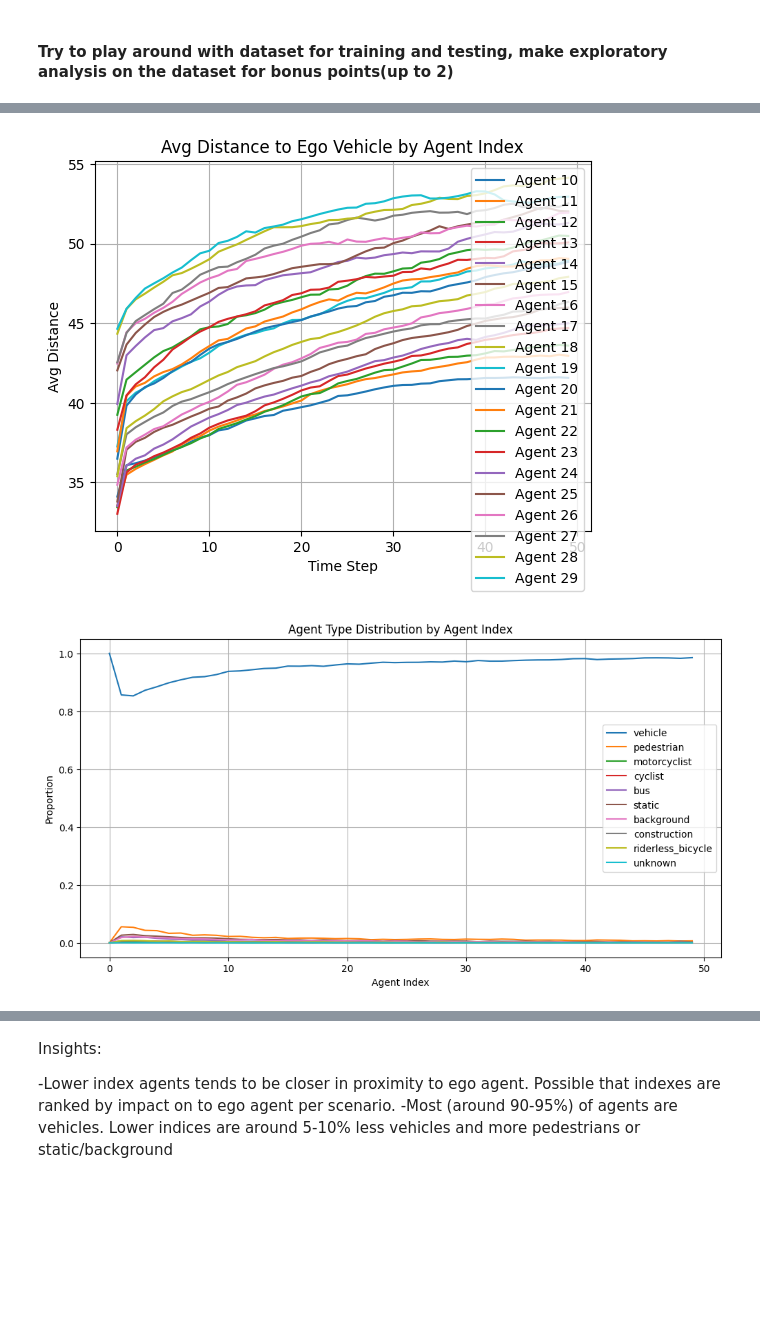
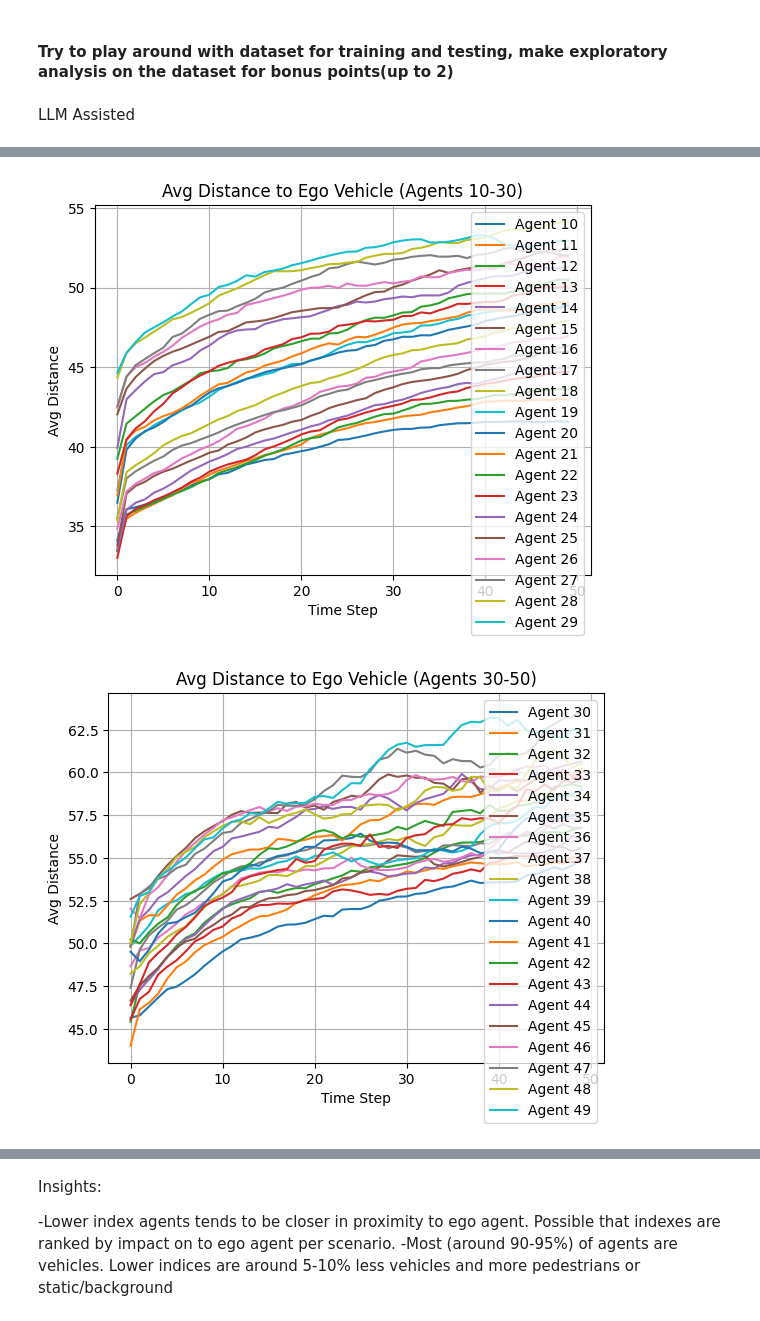
Before and after one commit to jakenorbie12/251B-Project, a Jupyter notebook: Project_Milestone/CSE 251B Project Milestone Starter Code.ipynb, the cells around one changed output, grey strips where cells are left out. Saved outputs shown, nothing was run; the diff lists cells and outputs as text; code cells hidden in the pictures; blank space fills up the shorter version.

```diff
--- a/Project_Milestone/CSE 251B Project Milestone Starter Code.ipynb
+++ b/Project_Milestone/CSE 251B Project Milestone Starter Code.ipynb
@@ -81,8 +81,15 @@ plot_heatmap(xy_out_not_0, title="Heatmap of XY Out (non-zero)", bins=50)
 # %% [markdown]
 #### Try to play around with dataset for training and testing, make exploratory analysis on the dataset for bonus points(up to 2)
+# %% [markdown]
+LLM Assisted
 # %%
 # 1. Autoregressive distance plot
-def average_distance_to_ego(data, start_agent=1, max_agents=10):
+def average_distance_to_ego(
+    data,
+    start_agent=1,
+    max_agents=10,
+    title="Avg Distance to Ego Vehicle by Agent Index",
+):
     distances = []
     for i in range(start_agent, max_agents):  # agent 0 is ego
         dist = np.linalg.norm(data[:, i, :50, :2] - data[:, 0, :50, :2], axis=-1)  # shape: (scenes, time)
@@ -94,16 +101,37 @@ def average_distance_to_ego(data, start_agent=1, max_agents=10):
     distances = np.array(distances)
     for i in range(distances.shape[0]):
         plt.plot(distances[i], label=f'Agent {i+start_agent}')
-    plt.title("Avg Distance to Ego Vehicle by Agent Index")
+    plt.title(title)
     plt.xlabel("Time Step")
     plt.ylabel("Avg Distance")
     plt.legend()
     plt.grid()
     plt.show()
 
-average_distance_to_ego(train_data, max_agents=10)
 
-average_distance_to_ego(train_data, start_agent=10, max_agents=30)
+average_distance_to_ego(train_data, max_agents=10, title="Avg Distance to Ego Vehicle (First 10)")
+
+average_distance_to_ego(
+    train_data,
+    start_agent=10,
+    max_agents=30,
+    title="Avg Distance to Ego Vehicle (Agents 10-30)",
+)
+
+average_distance_to_ego(
+    train_data,
+    start_agent=30,
+    max_agents=50,
+    title="Avg Distance to Ego Vehicle (Agents 30-50)",
+)
+
+average_distance_to_ego(
+    train_data,
+    start_agent=1,
+    max_agents=50,
+    title="Avg Distance to Ego Vehicle (All Agents)",
+)
+
 
 # 2. Agent type distribution by index
 object_type_counts = np.zeros((50, 10))  # agent index x object type
@@ -130,2 +158,2 @@ plt.show()
-[figure, old version]
+[figure, new version]
-[figure, old version]
+[figure, new version]
```
Also changed, not shown: parts of 10 cells of this notebook, 1 other file.
